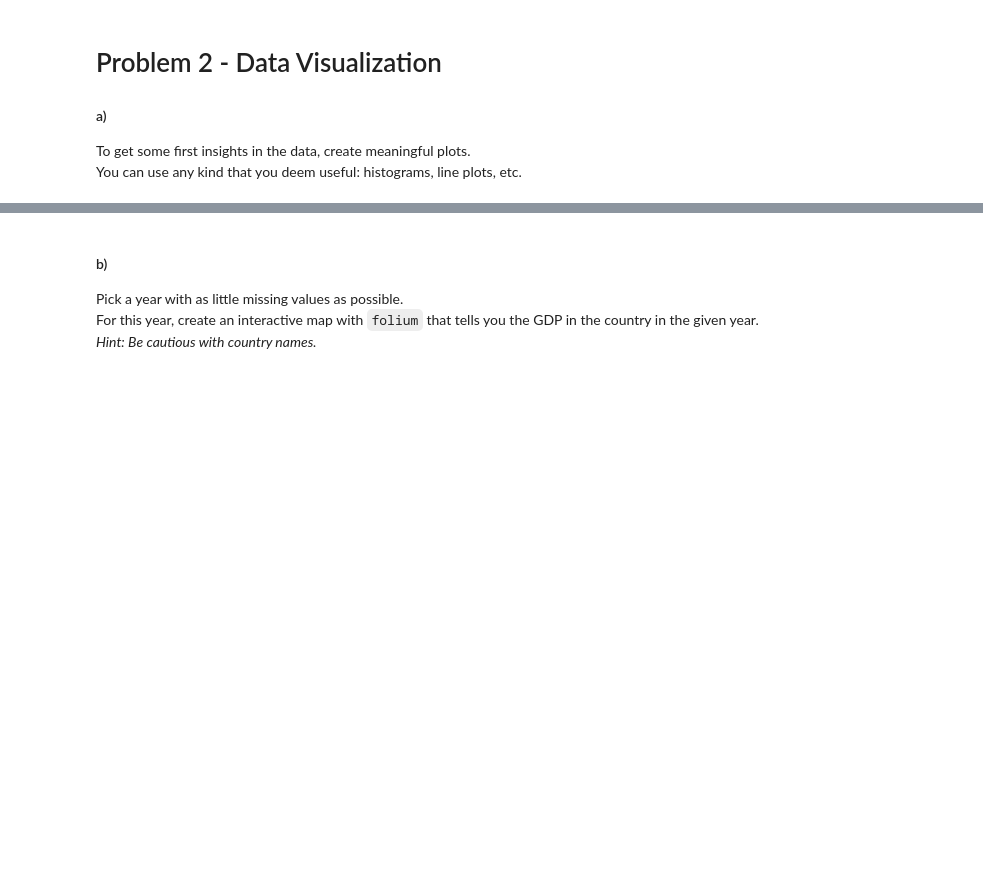
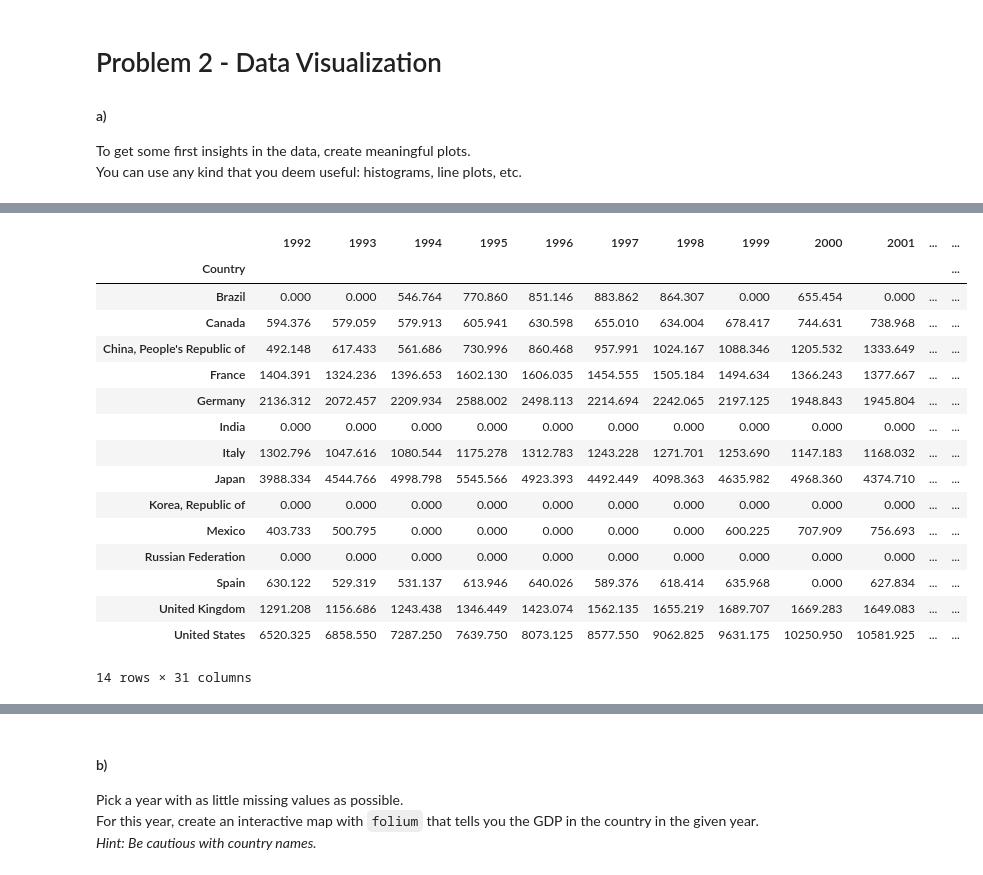
Before and after one commit to Monsieur-Bandana/data_science_clockmann, a Jupyter notebook: ClassProject2207 (1).ipynb, the cells around one changed output, grey strips where cells are left out. Cells and saved outputs as stored; diff of their text form; code cells hidden in the pictures; blank space fills up the shorter version.

```diff
--- a/ClassProject2207 (1).ipynb
+++ b/ClassProject2207 (1).ipynb
@@ -206,2 +231,33 @@ while (i < len(final_gdp4.index)):
 # %%
 # drop !blacklist
+# %%
+# checking who where the leading economies over the years
+top=10
+
+dfEdit = final_gdp3.drop(columns=["NaN_count", "NaN_count2"])
+dfTop20All = dfEdit[1992].sort_values().tail(top)
+dfEdit = dfEdit.drop(columns=[1992])
+for year in dfEdit.columns:
+    dfTop20Current = dfEdit[year].sort_values().tail(top)
+    dfTop20All = pd.merge(dfTop20All, dfTop20Current,
+                       left_index=True, right_index=True, how='outer')
+dfTop20All = dfTop20All.fillna(0)
+dfTop20All
+# %% [output]
+|  | 1992 | 1993 | 1994 | 1995 | 1996 | 1997 | 1998 | 1999 | 2000 | 2001 | ... | ... |
+| Country |  |  |  |  |  |  |  |  |  |  |  | ... |
+| Brazil | 0.000 | 0.000 | 546.764 | 770.860 | 851.146 | 883.862 | 864.307 | 0.000 | 655.454 | 0.000 | ... | ... |
+| Canada | 594.376 | 579.059 | 579.913 | 605.941 | 630.598 | 655.010 | 634.004 | 678.417 | 744.631 | 738.968 | ... | ... |
+| China, People's Republic of | 492.148 | 617.433 | 561.686 | 730.996 | 860.468 | 957.991 | 1024.167 | 1088.346 | 1205.532 | 1333.649 | ... | ... |
+| France | 1404.391 | 1324.236 | 1396.653 | 1602.130 | 1606.035 | 1454.555 | 1505.184 | 1494.634 | 1366.243 | 1377.667 | ... | ... |
+| Germany | 2136.312 | 2072.457 | 2209.934 | 2588.002 | 2498.113 | 2214.694 | 2242.065 | 2197.125 | 1948.843 | 1945.804 | ... | ... |
+| India | 0.000 | 0.000 | 0.000 | 0.000 | 0.000 | 0.000 | 0.000 | 0.000 | 0.000 | 0.000 | ... | ... |
+| Italy | 1302.796 | 1047.616 | 1080.544 | 1175.278 | 1312.783 | 1243.228 | 1271.701 | 1253.690 | 1147.183 | 1168.032 | ... | ... |
+| Japan | 3988.334 | 4544.766 | 4998.798 | 5545.566 | 4923.393 | 4492.449 | 4098.363 | 4635.982 | 4968.360 | 4374.710 | ... | ... |
+| Korea, Republic of | 0.000 | 0.000 | 0.000 | 0.000 | 0.000 | 0.000 | 0.000 | 0.000 | 0.000 | 0.000 | ... | ... |
+| Mexico | 403.733 | 500.795 | 0.000 | 0.000 | 0.000 | 0.000 | 0.000 | 600.225 | 707.909 | 756.693 | ... | ... |
+| Russian Federation | 0.000 | 0.000 | 0.000 | 0.000 | 0.000 | 0.000 | 0.000 | 0.000 | 0.000 | 0.000 | ... | ... |
+| Spain | 630.122 | 529.319 | 531.137 | 613.946 | 640.026 | 589.376 | 618.414 | 635.968 | 0.000 | 627.834 | ... | ... |
+| United Kingdom | 1291.208 | 1156.686 | 1243.438 | 1346.449 | 1423.074 | 1562.135 | 1655.219 | 1689.707 | 1669.283 | 1649.083 | ... | ... |
+| United States | 6520.325 | 6858.550 | 7287.250 | 7639.750 | 8073.125 | 8577.550 | 9062.825 | 9631.175 | 10250.950 | 10581.925 | ... | ... |
+14 rows × 31 columns
```
Also changed, not shown: parts of 12 cells of this notebook.
